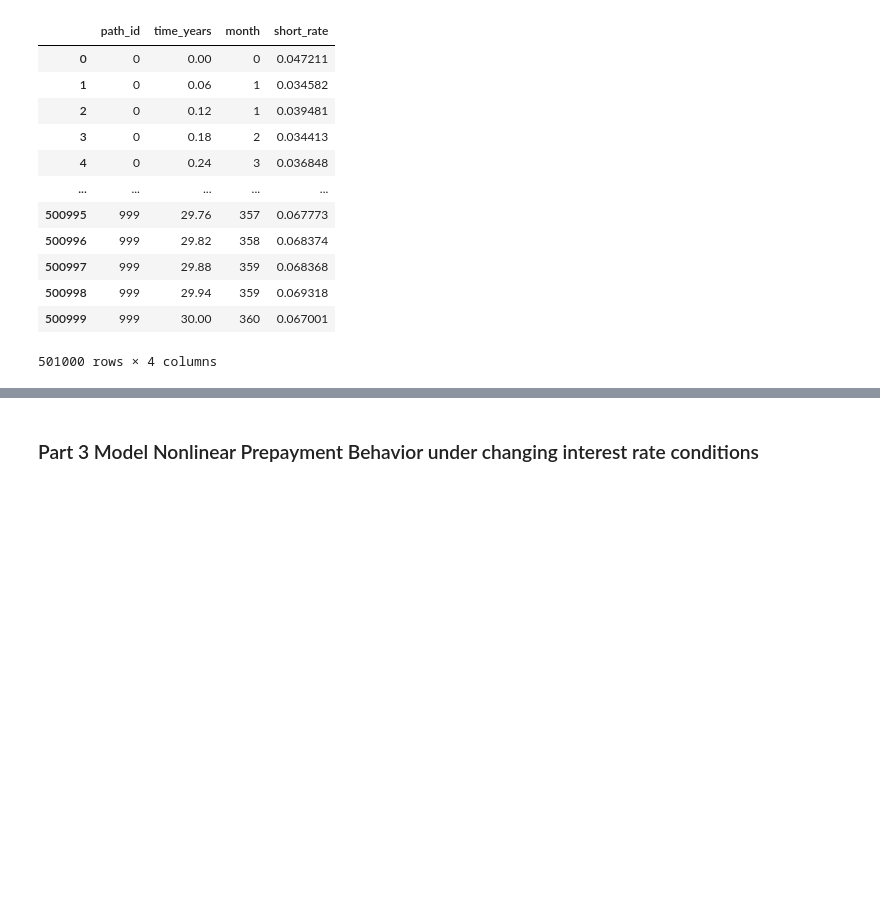
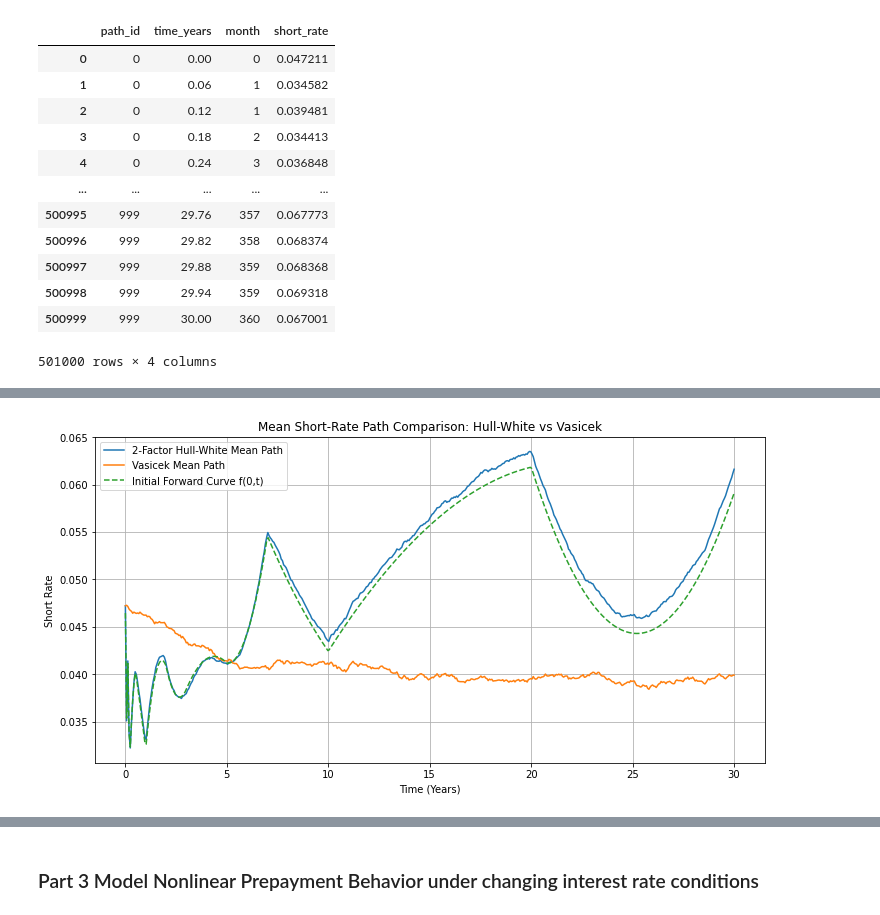
Before and after one commit to chloelinrq/STAT5030_Numerical_Methods_Group_Project, a Jupyter notebook: main.ipynb, the cells around one changed output, grey strips where cells are left out. Cells and saved outputs as stored; diff of their text form; code cells hidden in the pictures; blank space fills up the shorter version.

```diff
--- a/main.ipynb
+++ b/main.ipynb
@@ -520,0 +695,18 @@ short_rate_df
+# %%
+hw_mean = rates.mean(axis=0)
+vasicek_mean = rates_vasicek.mean(axis=0)
+
+plt.figure(figsize=(12, 6))
+
+plt.plot(t_grid, hw_mean, label="2-Factor Hull-White Mean Path")
+plt.plot(t_grid_vasicek, vasicek_mean, label="Vasicek Mean Path")
+plt.plot(t_curve, f0t, linestyle="--", label="Initial Forward Curve f(0,t)")
+
+plt.title("Mean Short-Rate Path Comparison: Hull-White vs Vasicek")
+plt.xlabel("Time (Years)")
+plt.ylabel("Short Rate")
+plt.legend()
+plt.grid(True)
+plt.show()
+# %% [output]
+[figure, added]
```
Also changed, not shown: parts of 14 cells of this notebook.
